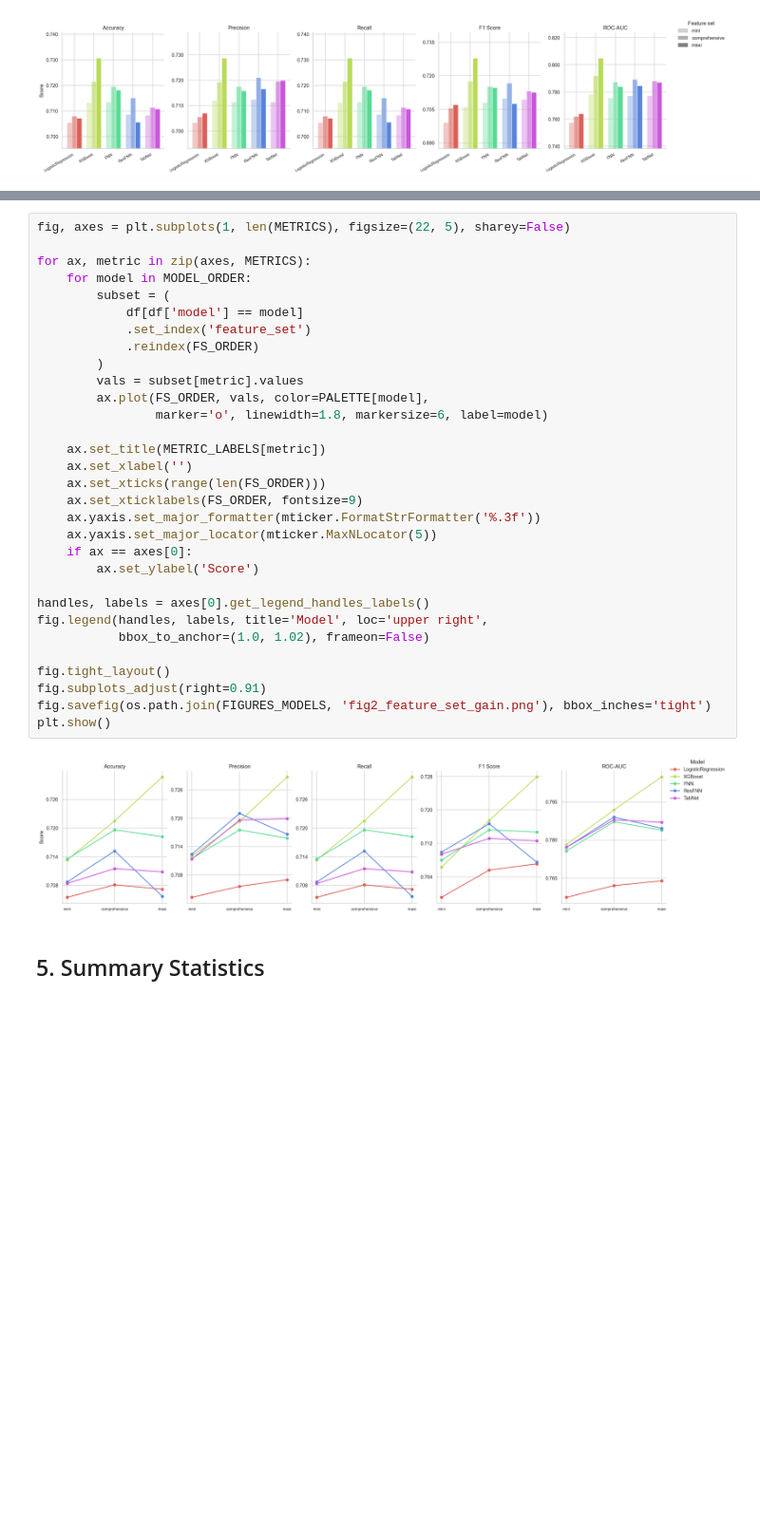
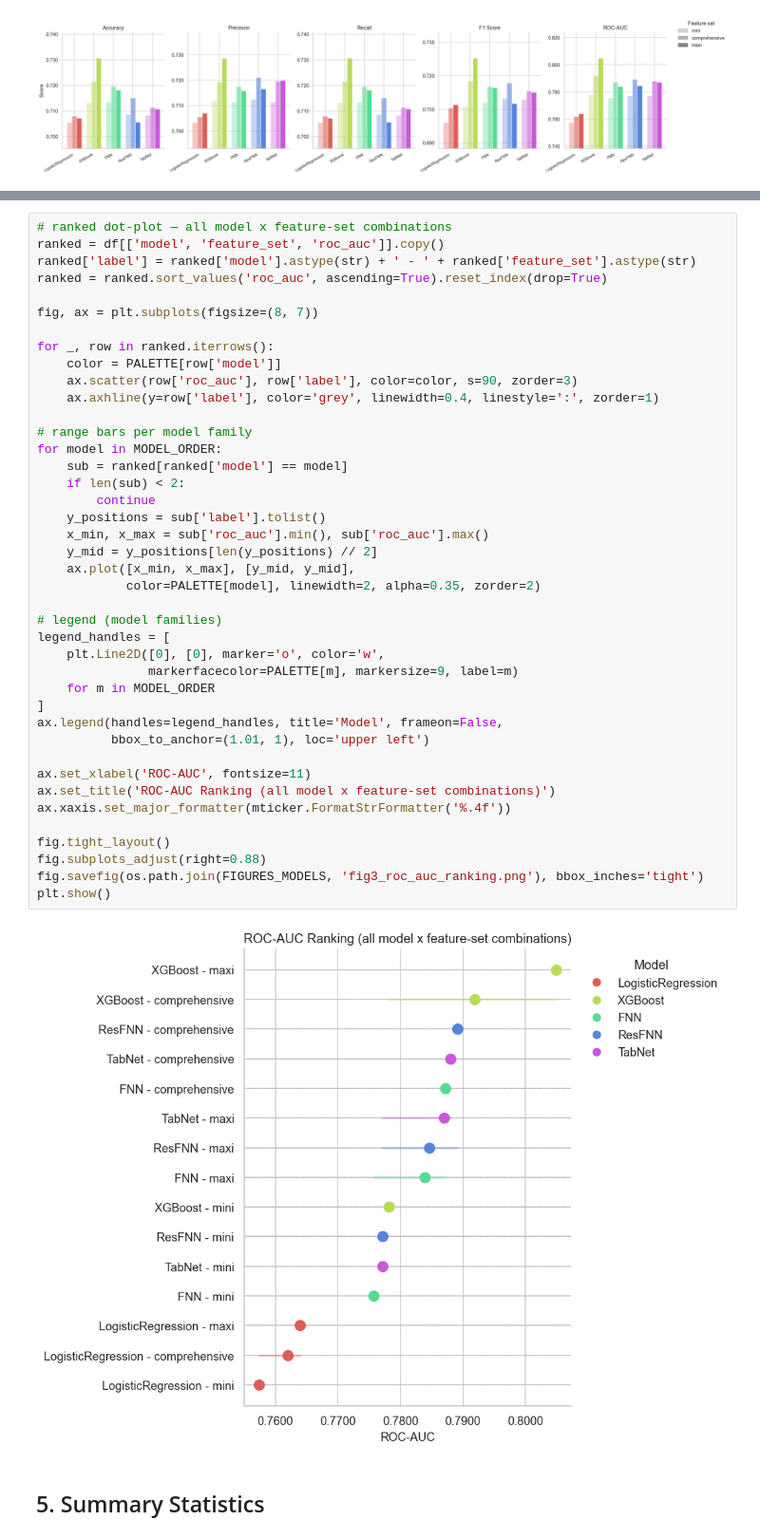
Before and after one commit to Orangenraph/Predicting-American-Football-Plays, a Jupyter notebook: notebooks/07_results.ipynb, the cells around one changed output, grey strips where cells are left out. Shown at 95% size. Saved outputs shown, nothing was run; the diff lists cells and outputs as text; blank space fills up the shorter version.

```diff
--- a/notebooks/07_results.ipynb
+++ b/notebooks/07_results.ipynb
@@ -182,36 +190,46 @@ A rising line indicates the model benefits from additional features, while a fla
 # %%
-fig, axes = plt.subplots(1, len(METRICS), figsize=(22, 5), sharey=False)
+# ranked dot-plot — all model x feature-set combinations
+ranked = df[['model', 'feature_set', 'roc_auc']].copy()
+ranked['label'] = ranked['model'].astype(str) + ' - ' + ranked['feature_set'].astype(str)
+ranked = ranked.sort_values('roc_auc', ascending=True).reset_index(drop=True)
 
-for ax, metric in zip(axes, METRICS):
-    for model in MODEL_ORDER:
-        subset = (
-            df[df['model'] == model]
-            .set_index('feature_set')
-            .reindex(FS_ORDER)
-        )
-        vals = subset[metric].values
-        ax.plot(FS_ORDER, vals, color=PALETTE[model],
-                marker='o', linewidth=1.8, markersize=6, label=model)
+fig, ax = plt.subplots(figsize=(8, 7))
 
-    ax.set_title(METRIC_LABELS[metric])
-    ax.set_xlabel('')
-    ax.set_xticks(range(len(FS_ORDER)))
-    ax.set_xticklabels(FS_ORDER, fontsize=9)
-    ax.yaxis.set_major_formatter(mticker.FormatStrFormatter('%.3f'))
-    ax.yaxis.set_major_locator(mticker.MaxNLocator(5))
-    if ax == axes[0]:
-        ax.set_ylabel('Score')
+for _, row in ranked.iterrows():
+    color = PALETTE[row['model']]
+    ax.scatter(row['roc_auc'], row['label'], color=color, s=90, zorder=3)
+    ax.axhline(y=row['label'], color='grey', linewidth=0.4, linestyle=':', zorder=1)
 
-handles, labels = axes[0].get_legend_handles_labels()
-fig.legend(handles, labels, title='Model', loc='upper right',
-           bbox_to_anchor=(1.0, 1.02), frameon=False)
+# range bars per model family
+for model in MODEL_ORDER:
+    sub = ranked[ranked['model'] == model]
+    if len(sub) < 2:
+        continue
+    y_positions = sub['label'].tolist()
+    x_min, x_max = sub['roc_auc'].min(), sub['roc_auc'].max()
+    y_mid = y_positions[len(y_positions) // 2]
+    ax.plot([x_min, x_max], [y_mid, y_mid],
+            color=PALETTE[model], linewidth=2, alpha=0.35, zorder=2)
+
+# legend (model families)
+legend_handles = [
+    plt.Line2D([0], [0], marker='o', color='w',
+               markerfacecolor=PALETTE[m], markersize=9, label=m)
+    for m in MODEL_ORDER
+]
+ax.legend(handles=legend_handles, title='Model', frameon=False,
+          bbox_to_anchor=(1.01, 1), loc='upper left')
+
+ax.set_xlabel('ROC-AUC', fontsize=11)
+ax.set_title('ROC-AUC Ranking (all model x feature-set combinations)')
+ax.xaxis.set_major_formatter(mticker.FormatStrFormatter('%.4f'))
 
 fig.tight_layout()
-fig.subplots_adjust(right=0.91)
-fig.savefig(os.path.join(FIGURES_MODELS, 'fig2_feature_set_gain.png'), bbox_inches='tight')
+fig.subplots_adjust(right=0.88)
+fig.savefig(os.path.join(FIGURES_MODELS, 'fig3_roc_auc_ranking.png'), bbox_inches='tight')
 plt.show()
 # %% [output]
-[figure, old version]
+[figure, new version]
 # %% [markdown]
 ## 5. Summary Statistics
 # %%
```
Also changed, not shown: parts of 3 cells of this notebook.
